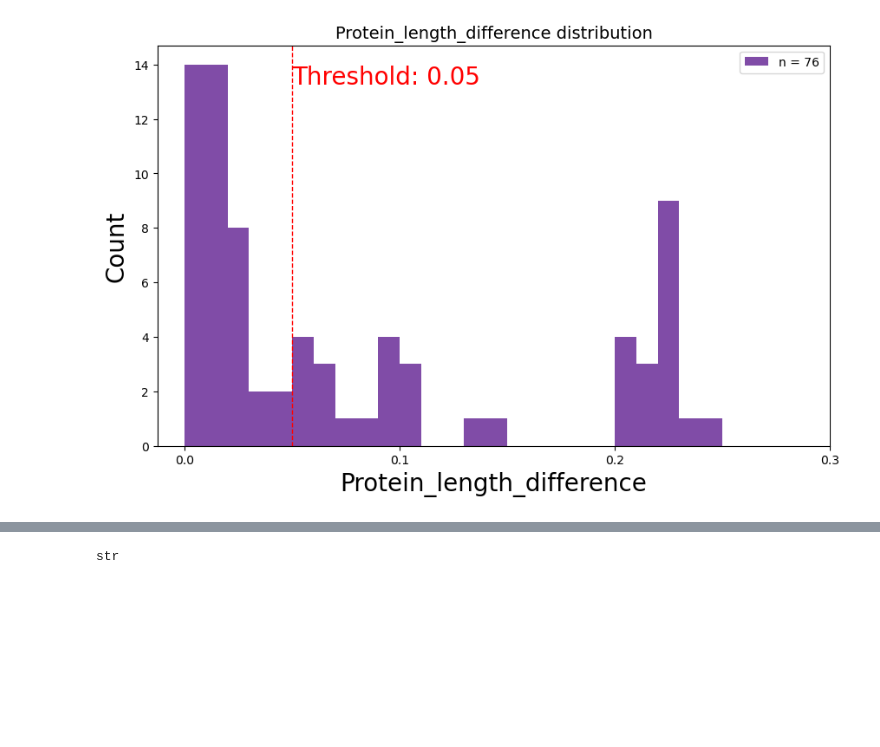
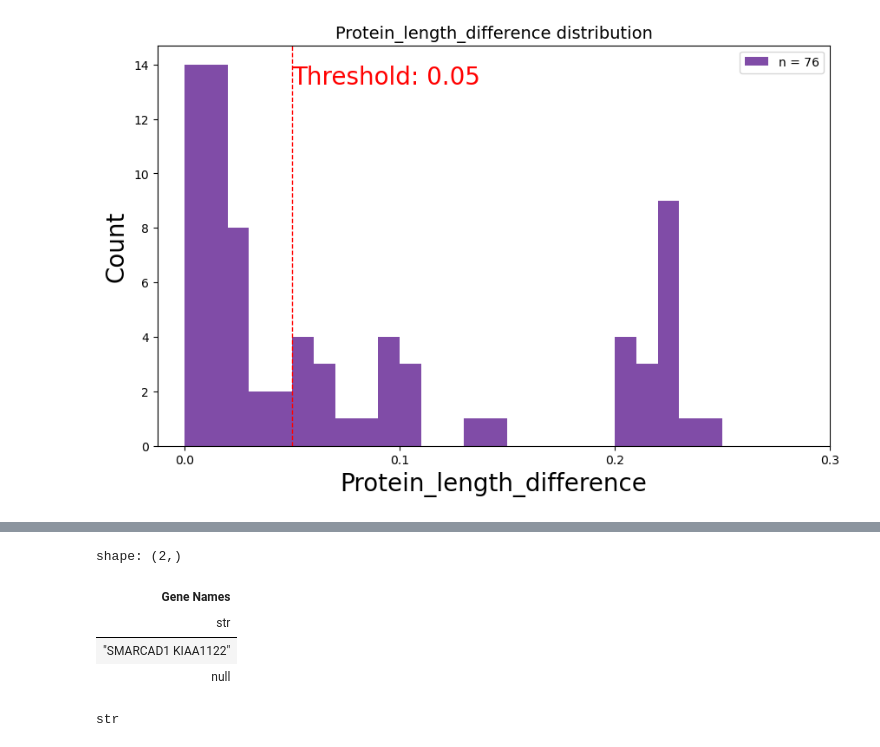
Before and after one commit to juliandeanmoran/BISSH, a Jupyter notebook: testing/explore_zorya.ipynb, the cells around one changed output, grey strips where cells are left out. Cells and saved outputs as stored; diff of their text form; code cells hidden in the pictures; blank space fills up the shorter version.

```diff
--- a/testing/explore_zorya.ipynb
+++ b/testing/explore_zorya.ipynb
@@ -424,3 +490,11 @@ Float64
+# %%
+df_unq_matches["Gene Names"].unique()
+# %% [output]
+shape: (2,)
+| Gene Names |
+| str |
+| "SMARCAD1 KIAA1122" |
+| null |
 # %%
 type(VAR_NAME_LENGTH_ERROR)
 # %% [output]
```
Also changed, not shown: parts of 6 cells of this notebook, 6 other files.
